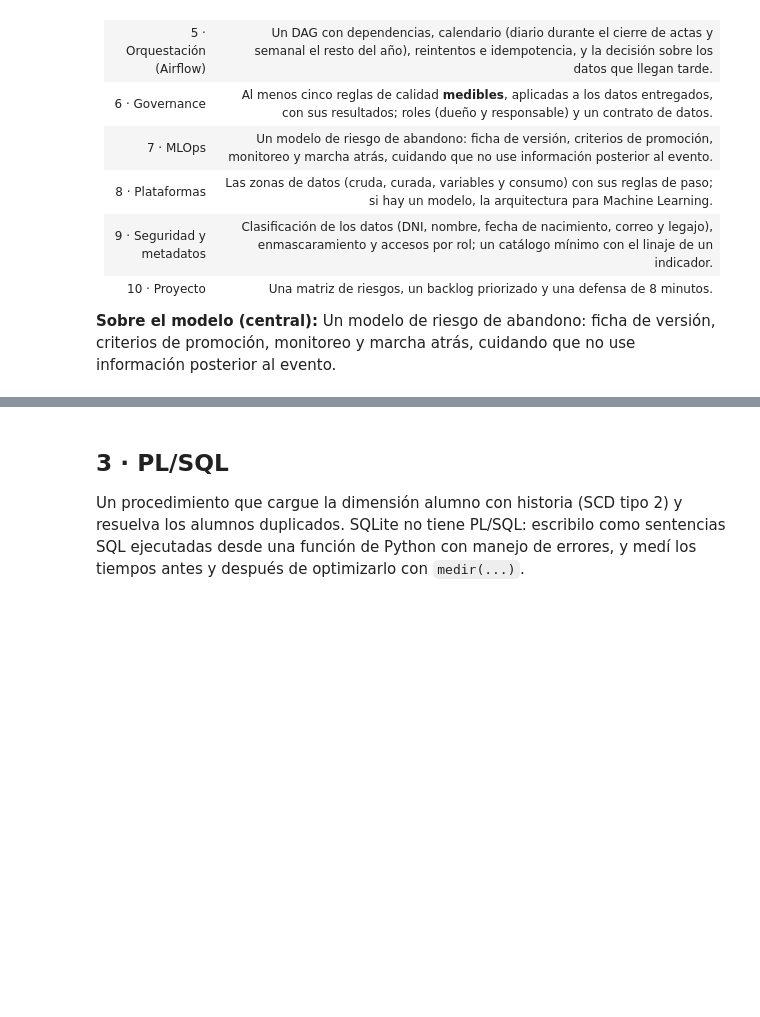
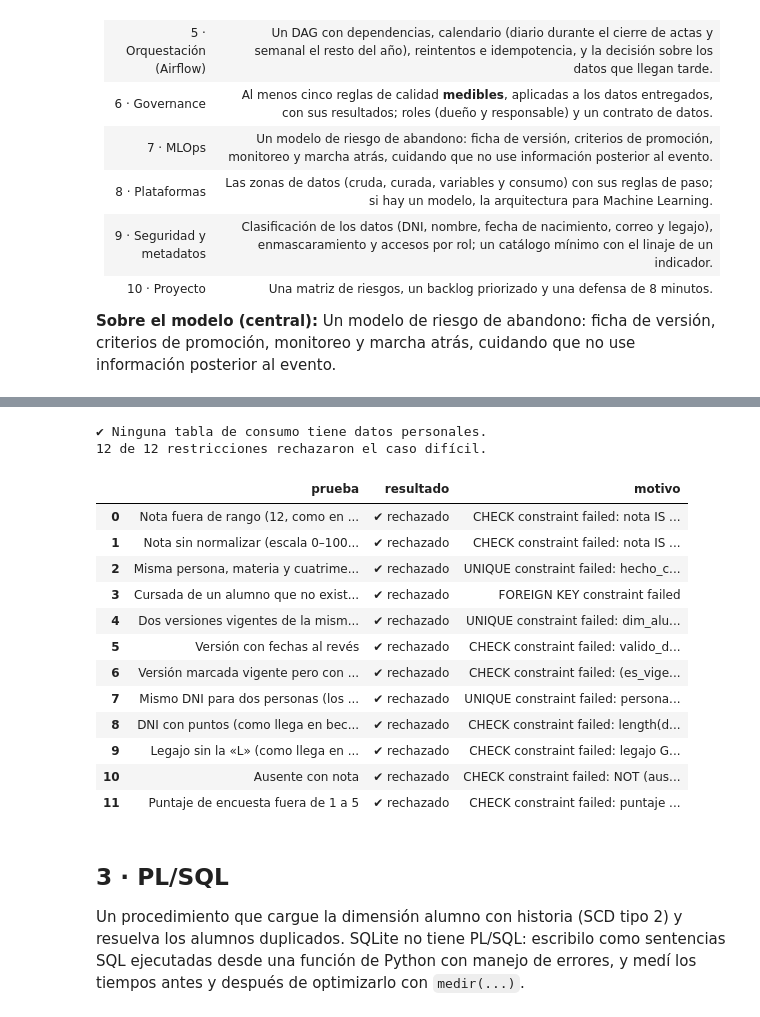
Before and after one commit to raschmatias/dh_arca, a Jupyter notebook: Data Engineer/06_uniandina/trabajo_final_uniandina.ipynb, the cells around one changed output, grey strips where cells are left out. Cells and saved outputs as stored; diff of their text form; code cells hidden in the pictures; blank space fills up the shorter version.

```diff
--- a/Data Engineer/06_uniandina/trabajo_final_uniandina.ipynb
+++ b/Data Engineer/06_uniandina/trabajo_final_uniandina.ipynb
@@ -376,3 +638,74 @@ almacen.executescript("""
+# %%
+# Pruebas del modelo físico: cada restricción tiene que rechazar el caso difícil que encontramos en el diagnóstico.
+# Todo corre dentro de una transacción que al final se revierte: el almacén queda vacío.
+def debe_fallar(nombre, sentencia):
+    try:
+        almacen.execute(sentencia)
+        return {"prueba": nombre, "resultado": "✘ lo aceptó (la restricción no funciona)", "motivo": ""}
+    except sqlite3.IntegrityError as error:
+        return {"prueba": nombre, "resultado": "✔ rechazado", "motivo": str(error)}
+
+almacen.execute("SAVEPOINT pruebas")
+# Filas válidas de base (un alumno que cambió de plan en 2025, con una cursada), para probar contra ellas.
+for s in ["INSERT INTO dim_tiempo  VALUES (1, '2024-2c', 2024, 2, '2024-08-01', '2024-12-31')",
+          "INSERT INTO dim_materia VALUES (1, 'MT000', 'Materia 00', 'Diseño')",
+          "INSERT INTO dim_alumno  VALUES (1, 'P00771', 'AL00771', 'L20771', 'Administración', '2018', '2024-08-01', '2025-04-15', 0)",
+          "INSERT INTO dim_alumno  VALUES (2, 'P00771', 'AL00771', 'L20771', 'Administración', '2023', '2025-04-15', '9999-12-31', 1)",
+          "INSERT INTO hecho_cursada VALUES (1, 'CU000001', 1, 1, 1, 'aprobada', 7.0, 1, 0, 'acta', NULL)",
+          "INSERT INTO persona_pii VALUES ('P00771', '20442824', 'Alumno 00771', '2003-01-04', 'alumno771@uniandina.test')"]:
+    almacen.execute(s)
+
+pruebas = pd.DataFrame([
+    debe_fallar("Nota fuera de rango (12, como en notas_2024-2c)",
+                "INSERT INTO hecho_cursada VALUES (2, 'CU000002', 2, 1, 1, 'aprobada', 12, 1, 0, 'csv', NULL)"),
+    debe_fallar("Nota sin normalizar (escala 0–100 de 2025-1c)",
+                "INSERT INTO nota VALUES ('CU000001', 80, 0, 'DOC09', 'Regular', 'csv', NULL)"),
+    debe_fallar("Misma persona, materia y cuatrimestre dos veces (duplicado)",
+                "INSERT INTO hecho_cursada VALUES (3, 'CU999999', 1, 1, 1, 'aprobada', 7.0, 1, 0, 'csv', NULL)"),
+    debe_fallar("Cursada de un alumno que no existe (los AL9xxxx)",
+                "INSERT INTO hecho_cursada VALUES (4, 'CX00000', 99, 1, 1, 'aprobada', 7.0, 1, 0, 'csv', NULL)"),
+    debe_fallar("Dos versiones vigentes de la misma persona",
+                "INSERT INTO dim_alumno VALUES (3, 'P00771', 'AL02013', 'L30013', 'Administración', '2023', '2025-05-01', '9999-12-31', 1)"),
+    debe_fallar("Versión con fechas al revés",
+                "INSERT INTO dim_alumno VALUES (4, 'P00999', 'AL00999', 'L20999', 'Derecho', '2018', '2025-06-01', '2025-01-01', 0)"),
+    debe_fallar("Versión marcada vigente pero con fecha de cierre",
+                "INSERT INTO dim_alumno VALUES (5, 'P00998', 'AL00998', 'L20998', 'Derecho', '2018', '2024-08-01', '2025-01-01', 1)"),
+    debe_fallar("Mismo DNI para dos personas (los legajos duplicados)",
+                "INSERT INTO persona_pii VALUES ('P02013', '20442824', 'Alumno 00771', '2003-01-04', 'alumno771@uniandina.test')"),
+    debe_fallar("DNI con puntos (como llega en becas.csv)",
+                "INSERT INTO persona_pii VALUES ('P00001', '35.527.738', 'X', '2000-01-01', 'x@uniandina.test')"),
+    debe_fallar("Legajo sin la «L» (como llega en las actas)",
+                "INSERT INTO legajo VALUES ('21464', 'AL01464', 'P00771', 'Derecho', 0)"),
+    debe_fallar("Ausente con nota",
+                "INSERT INTO nota VALUES ('CU000001', 7, 1, 'DOC09', 'Regular', 'acta', NULL)"),
+    debe_fallar("Puntaje de encuesta fuera de 1 a 5",
+                "INSERT INTO respuesta_encuesta VALUES (1, 'MT000', '2024-2c', 10, NULL)"),
+])
+almacen.execute("ROLLBACK TO pruebas"); almacen.execute("RELEASE pruebas")
+
+# Y una prueba sobre el propio DDL: ninguna tabla de consumo tiene columnas de datos personales.
+PII = {"dni", "nombre", "fecha_nacimiento", "email"}
+columnas_consumo = {t: set(sql(f"PRAGMA table_info({t})", base="dwh.db").name) for t in zona["consumo"]}
+fugas = {t: sorted(c & PII) for t, c in columnas_consumo.items() if (c & PII) - ({"nombre"} if t == "dim_materia" else set())}
+print("✔ Ninguna tabla de consumo tiene datos personales." if not fugas else f"✘ Datos personales en consumo: {fugas}")
+print(f"{(pruebas.resultado.str.startswith('✔')).sum()} de {len(pruebas)} restricciones rechazaron el caso difícil.")
+pruebas
+# %% [output]
+✔ Ninguna tabla de consumo tiene datos personales.
+12 de 12 restricciones rechazaron el caso difícil.
+|  | prueba | resultado | motivo |
+| 0 | Nota fuera de rango (12, como en ... | ✔ rechazado | CHECK constraint failed: nota IS ... |
+| 1 | Nota sin normalizar (escala 0–100... | ✔ rechazado | CHECK constraint failed: nota IS ... |
+| 2 | Misma persona, materia y cuatrime... | ✔ rechazado | UNIQUE constraint failed: hecho_c... |
+| 3 | Cursada de un alumno que no exist... | ✔ rechazado | FOREIGN KEY constraint failed |
+| 4 | Dos versiones vigentes de la mism... | ✔ rechazado | UNIQUE constraint failed: dim_alu... |
+| 5 | Versión con fechas al revés | ✔ rechazado | CHECK constraint failed: valido_d... |
+| 6 | Versión marcada vigente pero con ... | ✔ rechazado | CHECK constraint failed: (es_vige... |
+| 7 | Mismo DNI para dos personas (los ... | ✔ rechazado | UNIQUE constraint failed: persona... |
+| 8 | DNI con puntos (como llega en bec... | ✔ rechazado | CHECK constraint failed: length(d... |
+| 9 | Legajo sin la «L» (como llega en ... | ✔ rechazado | CHECK constraint failed: legajo G... |
+| 10 | Ausente con nota | ✔ rechazado | CHECK constraint failed: NOT (aus... |
+| 11 | Puntaje de encuesta fuera de 1 a 5 | ✔ rechazado | CHECK constraint failed: puntaje ... |
 # %% [markdown]
 ## 3 · PL/SQL
 
```
Also changed, not shown: parts of 5 cells of this notebook, 6 other files.
